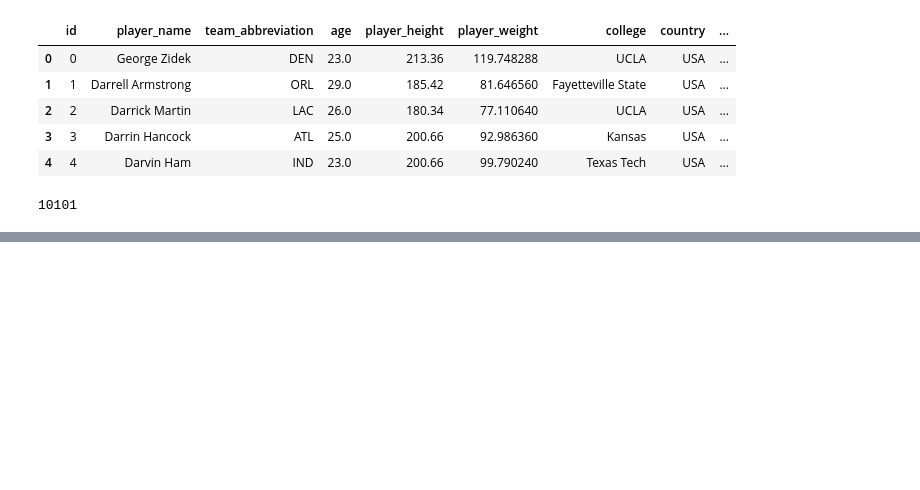
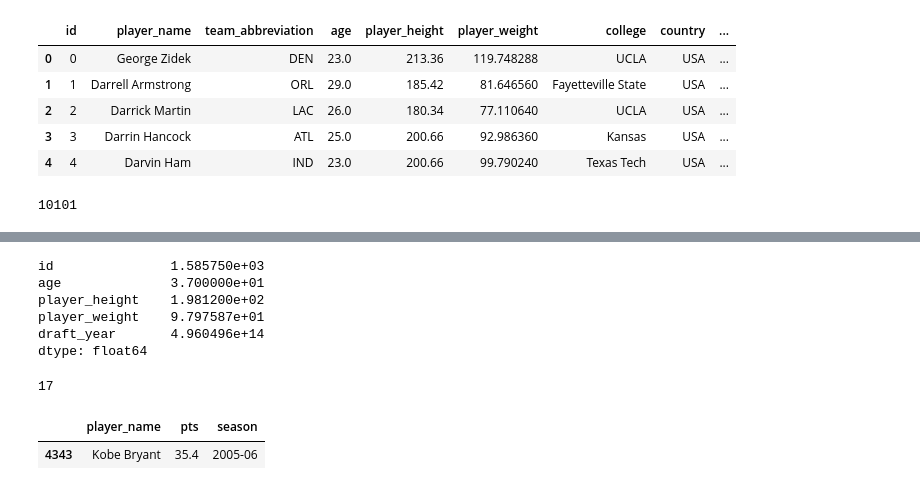
Before and after one commit to cristianosps/Introducao_Ciencia_de_Dados, a Jupyter notebook: Interpretacao_Estatistica_NBA_1996_2016.ipynb, the cells around one changed output, grey strips where cells are left out. Cells and saved outputs as stored; diff of their text form; code cells hidden in the pictures; blank space fills up the shorter version.

```diff
--- a/Interpretacao_Estatistica_NBA_1996_2016.ipynb
+++ b/Interpretacao_Estatistica_NBA_1996_2016.ipynb
@@ -227,0 +325,29 @@ PS: Como verificado durante a preparação, **a base de dados é concistente e c
+# %%
+# dataset2 = dataset1[(dataset1['age'] > 30) & (dataset1['country'] != 'USA')]
+# dataset2 = dataset1[(dataset1['country'] != 'USA') & (dataset1['pts'] == dataset1['pts'].max())]
+# dataset2 = dataset2.groupby('season')
+
+#dataset2 = dataset1[(dataset1['country'] != 'USA')].groupby('player_name')
+#dataset2 = dataset1[(dataset1['team_abbreviation'] == 'CHI') & (dataset1['season'] == '1997-98') & (dataset1['player_name'] == 'Michael Jordan')]
+#dataset2 = dataset1[(dataset1['pts'] == dataset1['pts'].max())]
+#dataset2 = dataset1[(dataset1['player_name'] == 'Michael Jordan')].sort_values(by='season', ascending=False)
+dataset2 = dataset1[(dataset1['player_name'] == 'Michael Jordan')].mean()
+dataset2.head()
+# %% [output]
+id               1.585750e+03
+age              3.700000e+01
+player_height    1.981200e+02
+player_weight    9.797587e+01
+draft_year       4.960496e+14
+dtype: float64
+# %%
+len(dataset2)
+# %% [output]
+17
+# %%
+dataset3 = dataset1[(dataset1['pts'] == dataset1['pts'].max())].groupby('player_name')
+dataset3 = dataset3['player_name', 'pts', 'season']
+dataset3.head()
+# %% [output]
+|  | player_name | pts | season |
+| 4343 | Kobe Bryant | 35.4 | 2005-06 |
```
Also changed, not shown: parts of 18 cells of this notebook.
